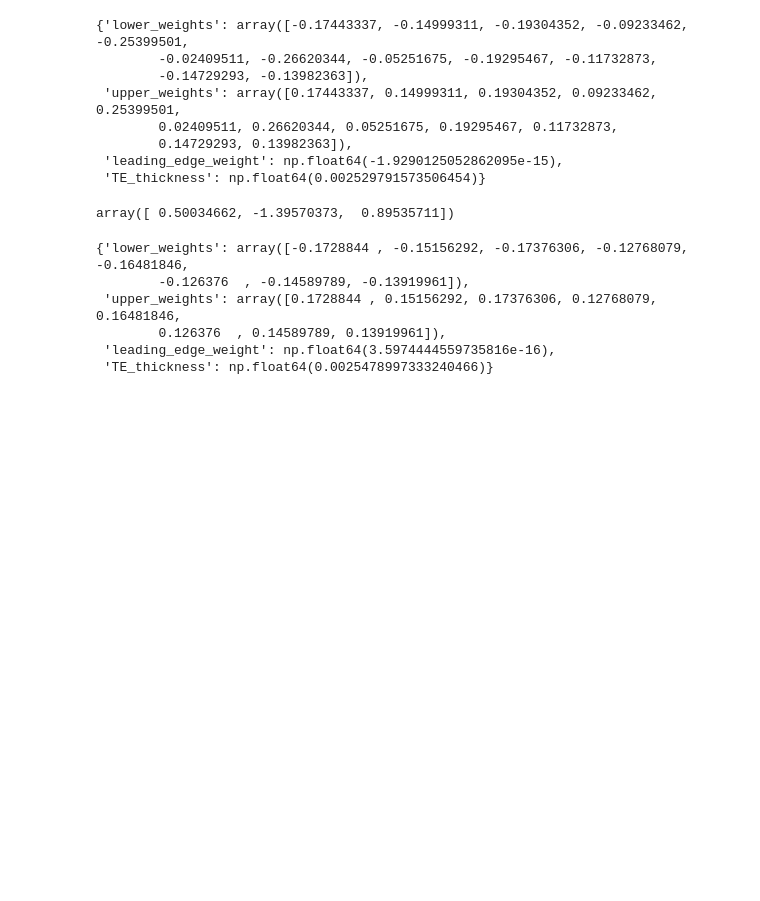
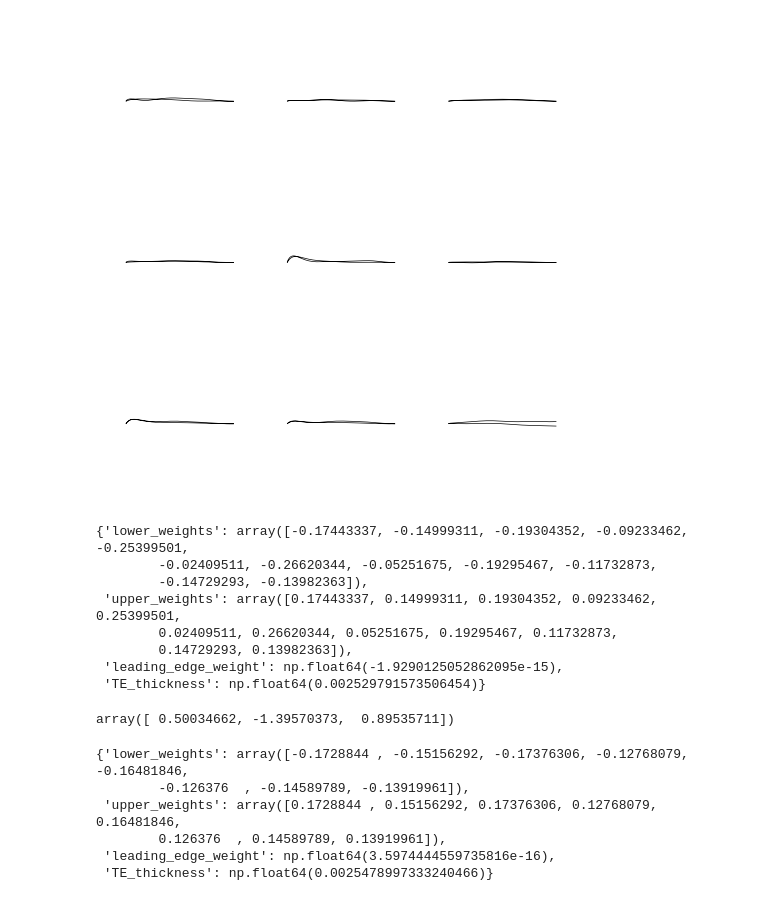
Before and after one commit to matsouto/Generative_airfoil_models, a Jupyter notebook: sketch.ipynb, the cells around one changed output. Drawn from its saved outputs; the diff is of its cells as text; code cells hidden in the pictures; blank space fills up the shorter version.

Commit message:
create utils and unified plotter

```diff
--- a/sketch.ipynb
+++ b/sketch.ipynb
@@ -44,3 +47,18 @@ kulfan.draw()
+# %%
+from src.utils import generate_and_plot_airfoils
+from src.vae import Decoder, Encoder
+from src.gan.generator import CSTGenerator
+
+BATCH_SIZE = 9
+NPV = 12
+LATENT_DIM = 128
+
+generator = Decoder(NPV, LATENT_DIM)
+# generator = CSTGenerator(NPV, LATENT_DIM)
+
+generate_and_plot_airfoils(generator, num_airfoils=BATCH_SIZE, figsize=(5,5))
+# %% [output]
+[figure, added]
 # %%
 airfoil = Airfoil(name="NACA0012")
 # airfoil.draw(show=False, fill=False)
```
Also changed, not shown: parts of 3 cells of this notebook, 17 other files.
